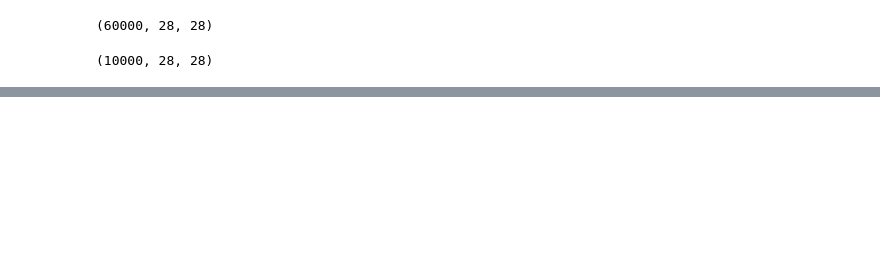
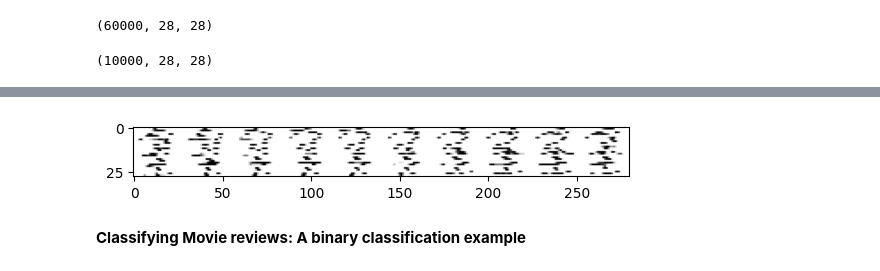
Before and after one commit to Manireddy69/C-progms, a Jupyter notebook: DL_with_python.ipynb, the cells around one changed output, grey strips where cells are left out. Drawn from its saved outputs; the diff is of its cells as text; code cells hidden in the pictures; blank space fills up the shorter version.

```diff
--- a/DL_with_python.ipynb
+++ b/DL_with_python.ipynb
@@ -49,0 +67,8 @@ Epoch 5/5
+# %%
+my_slice = train_images[0:10]
+plt.imshow(my_slice.reshape(28, 10 * 28), cmap=plt.cm.binary)
+plt.show()
+# %% [output]
+[figure, added]
+# %% [markdown]
+**Classifying Movie reviews: A binary classification example**
```
Also changed, not shown: parts of 21 cells of this notebook.
